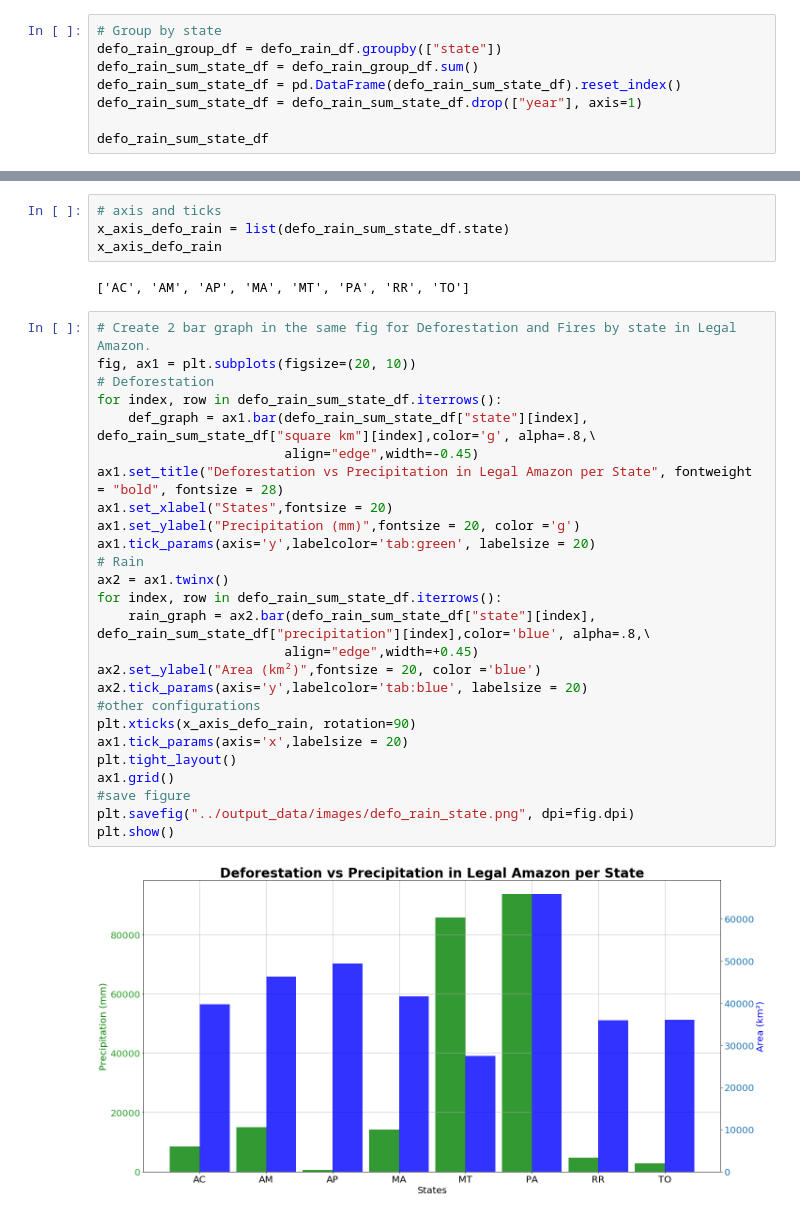
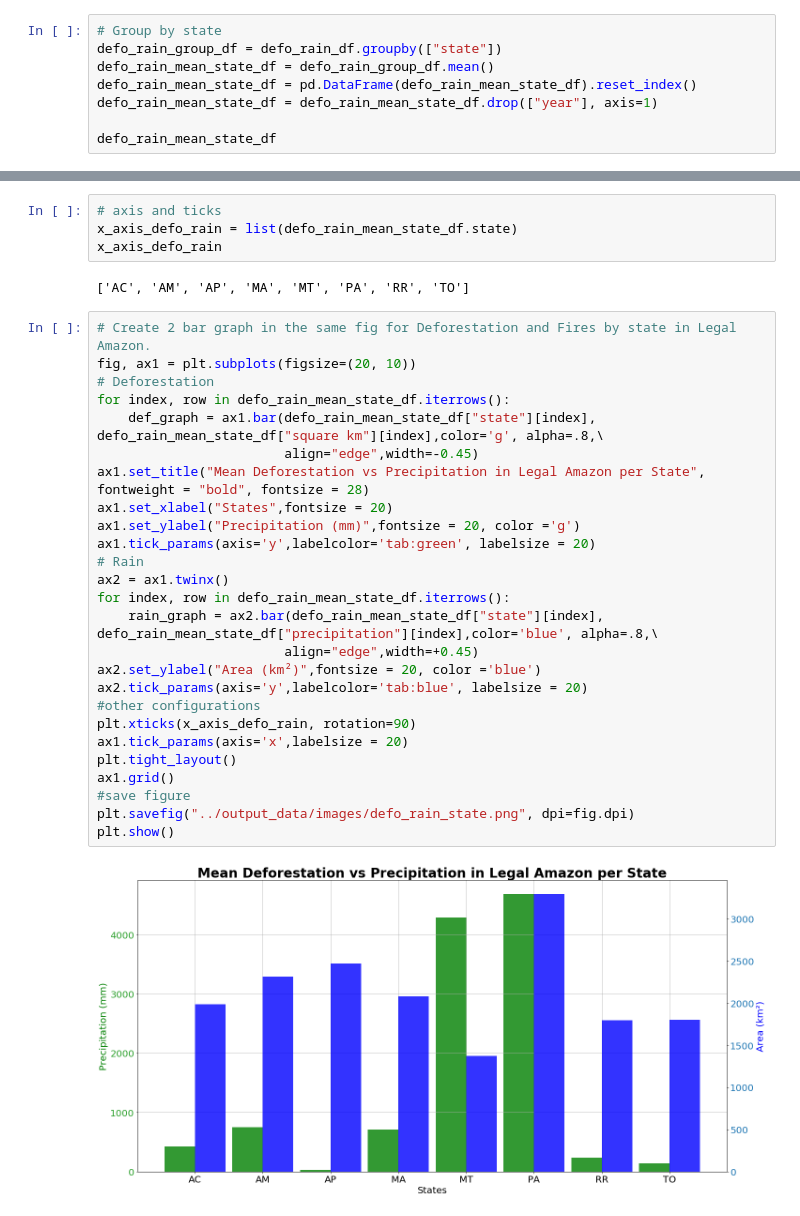
Before and after one commit to Lucas-OlivCouto/brazil-deforestation-analysis, a Jupyter notebook: Notebooks/Deforestation x Rain.ipynb, the cells around one changed output, grey strips where cells are left out. Cells and saved outputs as stored; diff of their text form.

```diff
--- a/Notebooks/Deforestation x Rain.ipynb
+++ b/Notebooks/Deforestation x Rain.ipynb
@@ -136,10 +136,10 @@ plt.show()
 # %%
 # Group by state
 defo_rain_group_df = defo_rain_df.groupby(["state"])
-defo_rain_sum_state_df = defo_rain_group_df.sum()
-defo_rain_sum_state_df = pd.DataFrame(defo_rain_sum_state_df).reset_index()
-defo_rain_sum_state_df = defo_rain_sum_state_df.drop(["year"], axis=1)
+defo_rain_mean_state_df = defo_rain_group_df.mean()
+defo_rain_mean_state_df = pd.DataFrame(defo_rain_mean_state_df).reset_index()
+defo_rain_mean_state_df = defo_rain_mean_state_df.drop(["year"], axis=1)
 
-defo_rain_sum_state_df
+defo_rain_mean_state_df
 # %% [output]
 |  | state | square km | precipitation |
@@ -154,37 +154,37 @@ defo_rain_sum_state_df
 # %%
 # axis and ticks
-x_axis_defo_rain = list(defo_rain_sum_state_df.state)
+x_axis_defo_rain = list(defo_rain_mean_state_df.state)
 x_axis_defo_rain
 # %% [output]
 ['AC', 'AM', 'AP', 'MA', 'MT', 'PA', 'RR', 'TO']
 # %%
 # Create 2 bar graph in the same fig for Deforestation and Fires by state in Legal Amazon.
 fig, ax1 = plt.subplots(figsize=(20, 10))
 # Deforestation
-for index, row in defo_rain_sum_state_df.iterrows():
-    def_graph = ax1.bar(defo_rain_sum_state_df["state"][index], defo_rain_sum_state_df["square km"][index],color='g', alpha=.8,\
+for index, row in defo_rain_mean_state_df.iterrows():
+    def_graph = ax1.bar(defo_rain_mean_state_df["state"][index], defo_rain_mean_state_df["square km"][index],color='g', alpha=.8,\
                         align="edge",width=-0.45)
-ax1.set_title("Deforestation vs Precipitation in Legal Amazon per State", fontweight = "bold", fontsize = 28)
+ax1.set_title("Mean Deforestation vs Precipitation in Legal Amazon per State", fontweight = "bold", fontsize = 28)
 ax1.set_xlabel("States",fontsize = 20)
 ax1.set_ylabel("Precipitation (mm)",fontsize = 20, color ='g')
 ax1.tick_params(axis='y',labelcolor='tab:green', labelsize = 20)
 # Rain
 ax2 = ax1.twinx()
-for index, row in defo_rain_sum_state_df.iterrows():
-    rain_graph = ax2.bar(defo_rain_sum_state_df["state"][index], defo_rain_sum_state_df["precipitation"][index],color='blue', alpha=.8,\
+for index, row in defo_rain_mean_state_df.iterrows():
+    rain_graph = ax2.bar(defo_rain_mean_state_df["state"][index], defo_rain_mean_state_df["precipitation"][index],color='blue', alpha=.8,\
                         align="edge",width=+0.45)
 ax2.set_ylabel("Area (km²)",fontsize = 20, color ='blue')
 ax2.tick_params(axis='y',labelcolor='tab:blue', labelsize = 20)
 #other configurations
 plt.xticks(x_axis_defo_rain, rotation=90)
 ax1.tick_params(axis='x',labelsize = 20)
 plt.tight_layout()
 ax1.grid()
 #save figure
 plt.savefig("../output_data/images/defo_rain_state.png", dpi=fig.dpi)
 plt.show()
 # %% [output]
-[figure, old version]
+[figure, new version]
 # %%
 # Correlation Deforestation x Rain
 
```
Also changed, not shown: parts of 3 cells of this notebook, 13 other files.
